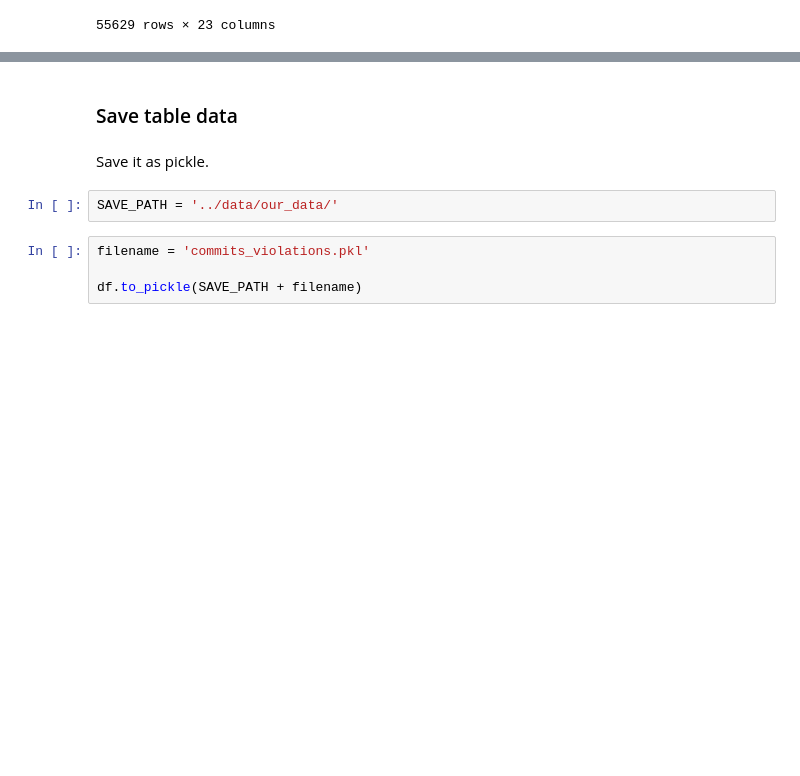
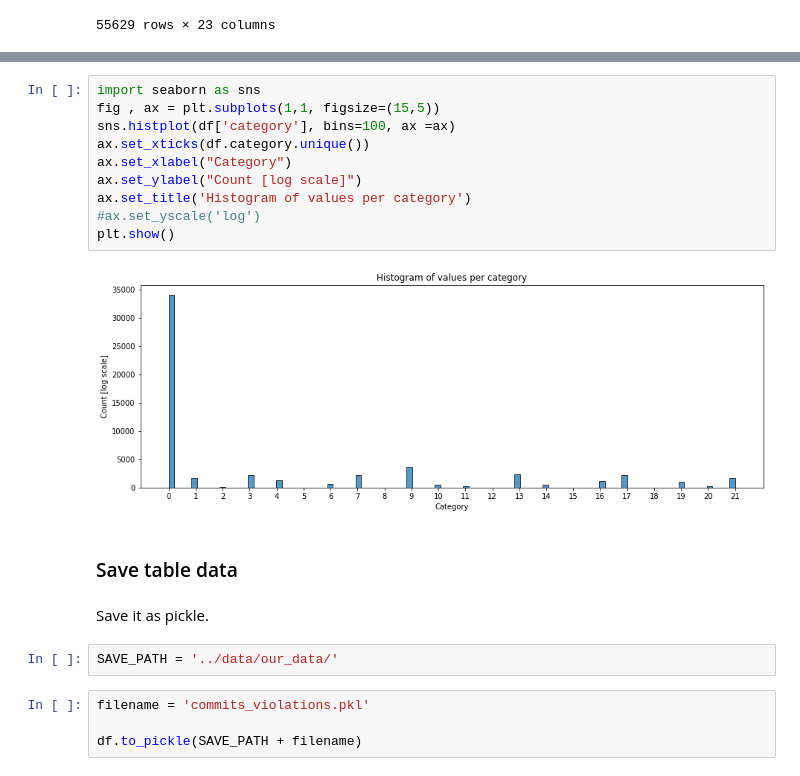
Before and after one commit to margaritageleta/vesper-tech-debt, a Jupyter notebook: notebooks/tables_creation.ipynb, the cells around one changed output, grey strips where cells are left out. Cells and saved outputs as stored; diff of their text form; blank space fills up the shorter version.

```diff
--- a/notebooks/tables_creation.ipynb
+++ b/notebooks/tables_creation.ipynb
@@ -263,3 +273,15 @@ df
+# %%
+import seaborn as sns
+fig , ax = plt.subplots(1,1, figsize=(15,5))
+sns.histplot(df['category'], bins=100, ax =ax)
+ax.set_xticks(df.category.unique())
+ax.set_xlabel("Category")
+ax.set_ylabel("Count [log scale]")
+ax.set_title('Histogram of values per category')
+#ax.set_yscale('log')
+plt.show()
+# %% [output]
+[figure, added]
 # %% [markdown]
 ### Save table data
 # %% [markdown]
```
Also changed, not shown: parts of 14 cells of this notebook.
